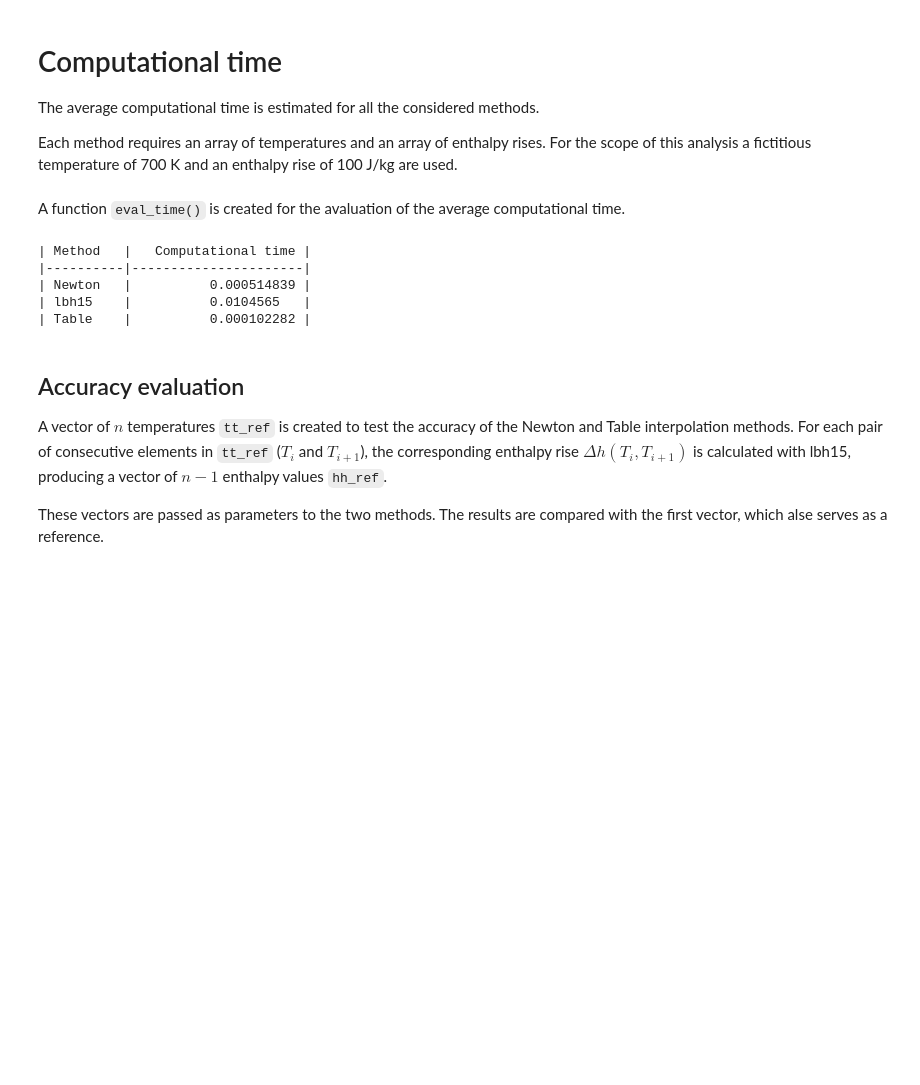
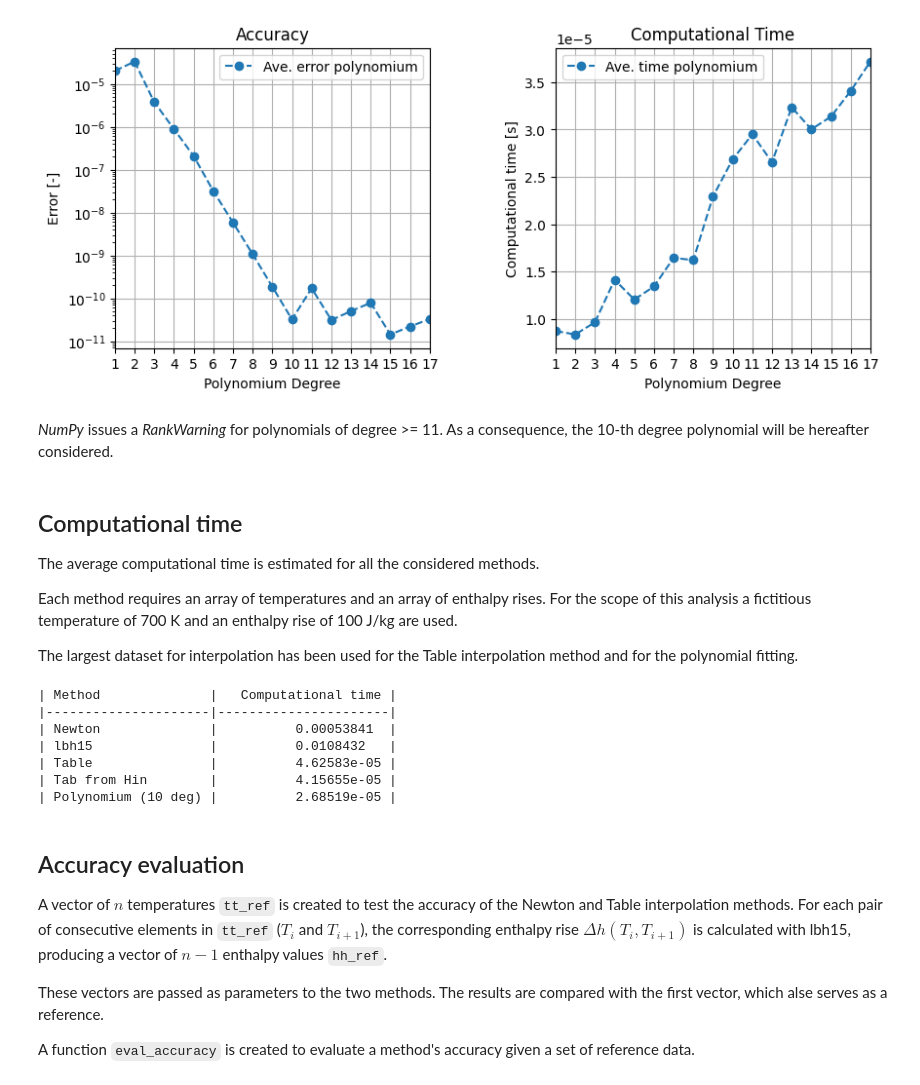
Before and after one commit to newcleo-dev-team/dassh_nc, a Jupyter notebook: enthalpy_to_temperature/enthalpy2temperature.ipynb, the cells around one changed output. Cells and saved outputs as stored; diff of their text form; code cells hidden in the pictures; blank space fills up the shorter version.

```diff
--- a/enthalpy_to_temperature/enthalpy2temperature.ipynb
+++ b/enthalpy_to_temperature/enthalpy2temperature.ipynb
@@ -55,6 +92,33 @@ from tabulate import tabulate
+# %%
+s = SIZES[-1]
+data_path = f'lead_{s}.csv'
+
+data = np.genfromtxt(os.path.join('data', data_path), delimiter=',')
+
+eave_poly = np.zeros(DEG-1)
+
+time_poly = np.zeros(DEG-1)
+
+for dd in range(1, DEG):
+    coeffs_T2h = np.polyfit(data[:,0], data[:,1], deg=dd)
+    coeffs_h2T = np.polyfit(data[:,1], data[:,0], deg=dd)
+
+    errors = eval_accuracy(poly_method, reference, coeffs_T2h=coeffs_T2h,
+                           coeffs_h2T=coeffs_h2T)
+    eave_poly[dd-1] = np.mean(errors)
+    time_poly[dd-1] = eval_time(poly_method, coeffs_T2h=coeffs_T2h,
+                                coeffs_h2T=coeffs_h2T)
+
+plot_polynomium_results(eave_poly, time_poly)
+# %% [output]
+[figure, added]
+# %% [markdown]
+_NumPy_ issues a _RankWarning_ for polynomials of degree >= 11. As a consequence, the 10-th degree polynomial will be hereafter considered.
 # %% [markdown]
-# Computational time
+## Computational time
 
 The average computational time is estimated for all the considered methods.
 
 Each method requires an array of temperatures and an array of enthalpy rises. For the scope of this analysis a fictitious temperature of 700 K and an enthalpy rise of 100 J/kg are used.
+
+The largest dataset for interpolation has been used for the Table interpolation method and for the polynomial fitting.
@@ -64,2 +124,0 @@ dh = 100*np.ones(18)
-# %% [markdown]
-A function `eval_time()` is created for the avaluation of the average computational time.
@@ -115,15 +125,21 @@ def eval_time(method: Callable[[Any], np.ndarray]) -> None:
 # %%
+data_path = f'lead_{SIZES[-1]}.csv'
 table = [["Newton", eval_time(newton_method)],
          ["lbh15", eval_time(lbh15_method)],
-         ["Table", eval_time(table_method)]]
+         ["Table", results_table[SIZES[-1]]['time']],
+         ["Tab from Hin", results_table_h[SIZES[-1]]['time']],
+         ["Polynomium (10 deg)", time_poly[9]]]
 
-print(tabulate(table, headers=["Method", "Computational time"], tablefmt="github"))
+print(tabulate(table, headers=["Method", "Computational time"],
+               tablefmt="github"))
 # %% [output]
-| Method   |   Computational time |
-|----------|----------------------|
-| Newton   |          0.000514839 |
-| lbh15    |          0.0104565   |
-| Table    |          0.000102282 |
+| Method              |   Computational time |
+|---------------------|----------------------|
+| Newton              |          0.00053841  |
+| lbh15               |          0.0108432   |
+| Table               |          4.62583e-05 |
+| Tab from Hin        |          4.15655e-05 |
+| Polynomium (10 deg) |          2.68519e-05 |
 # %% [markdown]
 ## Accuracy evaluation
 
@@ -131,3 +147,5 @@ A vector of $n$ temperatures `tt_ref` is created to test the accuracy of the New
 For each pair of consecutive elements in `tt_ref` ($T_i$ and $T_{i+1}$), the corresponding enthalpy rise $\Delta h(T_i, T_{i+1})$ is calculated with lbh15, producing a vector of $n-1$ enthalpy values `hh_ref`.
 
 These vectors are passed as parameters to the two methods. The results are compared with the first vector, which alse serves as a reference.
+
+A function `eval_accuracy` is created to evaluate a method's accuracy given a set of reference data.
```
Also changed, not shown: parts of 12 cells of this notebook, 20 other files.
